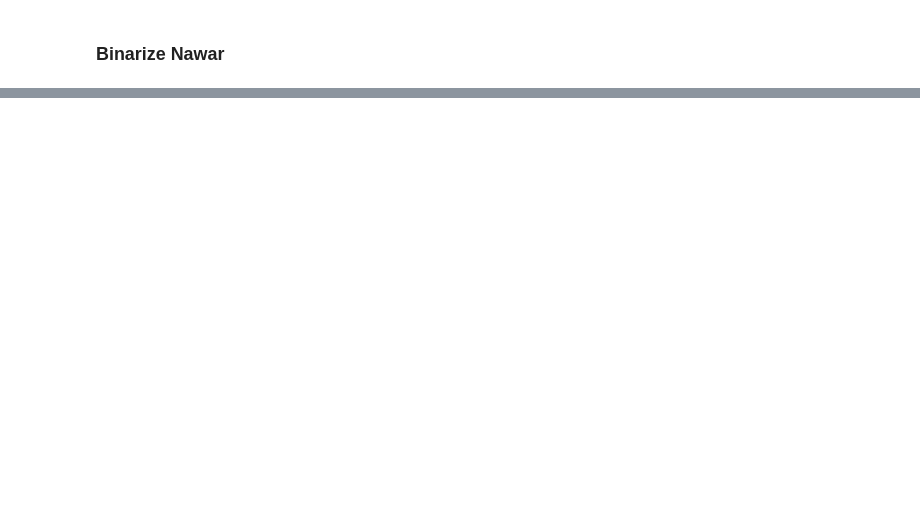
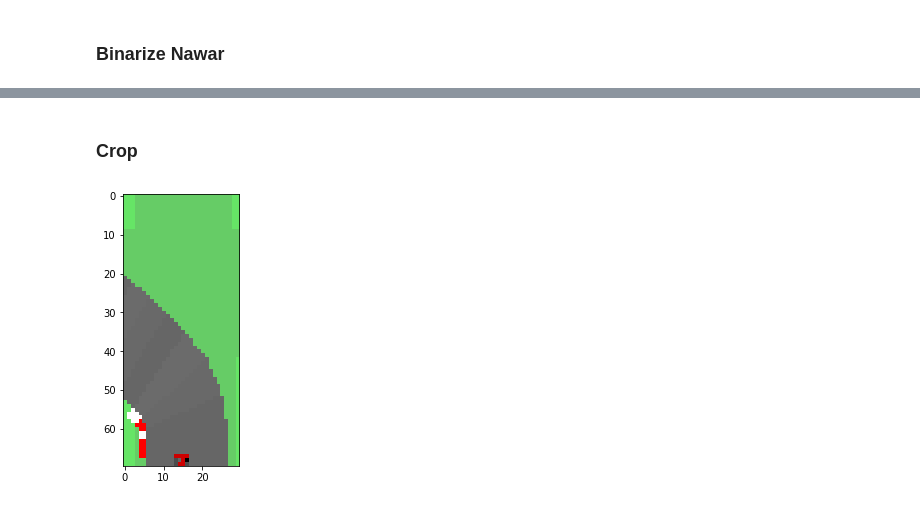
Before and after one commit to jwradermacher/carracing-aigym, a Jupyter notebook: car_racing_JR.ipynb, the cells around one changed output, grey strips where cells are left out. Cells and saved outputs as stored; diff of their text form; code cells hidden in the pictures; blank space fills up the shorter version.

```diff
--- a/car_racing_JR.ipynb
+++ b/car_racing_JR.ipynb
@@ -229,5 +227,6 @@ array([[[102, 204, 102],
 # %%
 def crop(obs):
+    obs = obs[5:95][30:64]
     # Remove left 25% and right 25%
     return obs
 # %%
@@ -281,0 +281,8 @@ plt.show()
+# %% [markdown]
+### Crop
+# %%
+plt.figure(figsize=(5, 5))
+plt.imshow(crop(observation), interpolation='nearest')
+plt.show()
+# %% [output]
+[figure, added]
```
Also changed, not shown: parts of 9 cells of this notebook.
